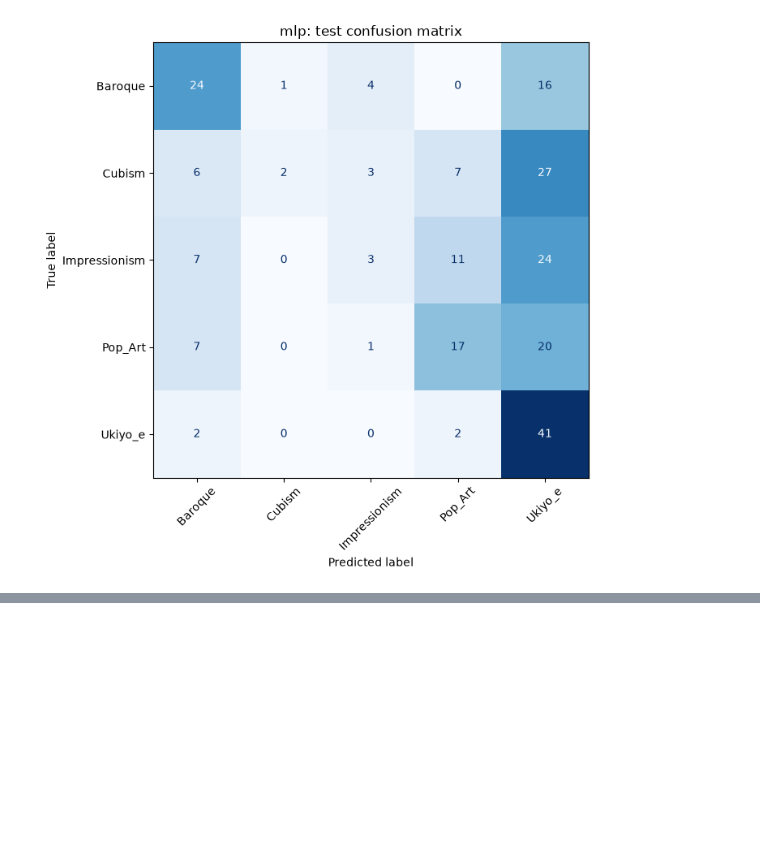
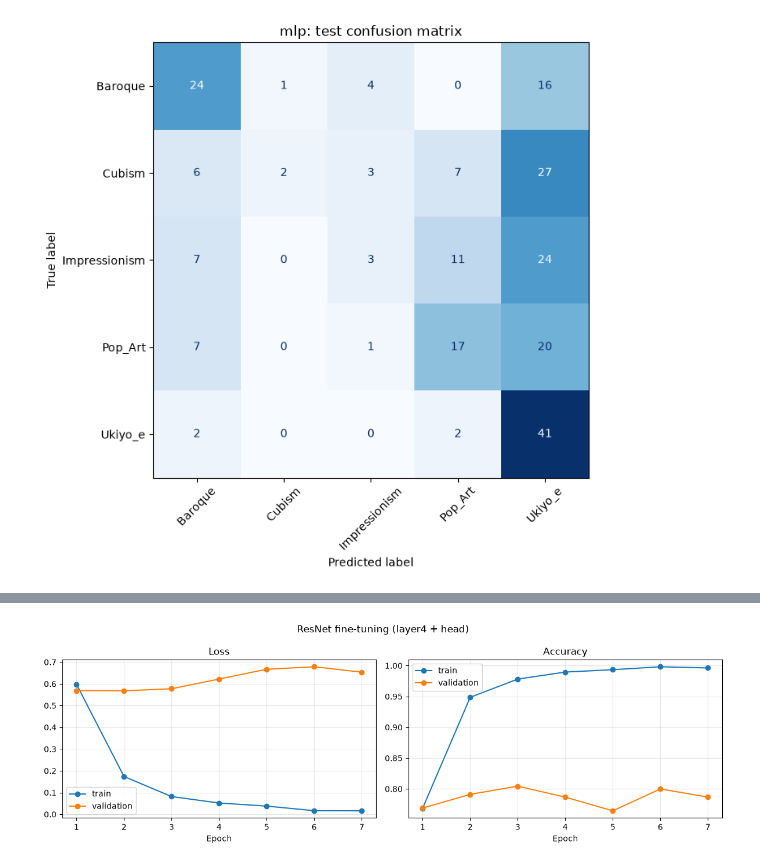
Before and after one commit to ntran-creator/Project-HSM, a Jupyter notebook: AI_Museum_Guide.ipynb, the cells around one changed output, grey strips where cells are left out. Cells and saved outputs as stored; diff of their text form; code cells hidden in the pictures; blank space fills up the shorter version.

```diff
--- a/AI_Museum_Guide.ipynb
+++ b/AI_Museum_Guide.ipynb
@@ -374,0 +478,16 @@ Impressionism       0.27      0.07      0.11        45
+# %%
+# Stage 2: unfreeze the final residual block (layer4) and fine-tune with a smaller LR.
+for p in resnet_model.layer4.parameters():
+    p.requires_grad = True
+
+fine_optimizer = torch.optim.Adam([
+    {"params": resnet_model.layer4.parameters(), "lr": 1e-4},
+    {"params": resnet_model.fc.parameters(), "lr": 1e-3}
+], weight_decay=1e-4)
+
+resnet_model, fine_history = fit_model(
+    resnet_model, resnet_train_loader, resnet_val_loader, fine_optimizer,
+    epochs=10, model_path=OUTPUT_DIR / "resnet_finetuned_best.pt"
+)
+plot_history(fine_history, "ResNet fine-tuning (layer4 + head)", "resnet_finetuning_curves.png")
+# %% [output]
@@ -374,0 +502 @@ Impressionism       0.27      0.07      0.11        45
+[figure, added]
```
Also changed, not shown: parts of 19 cells of this notebook, 9 other files.
